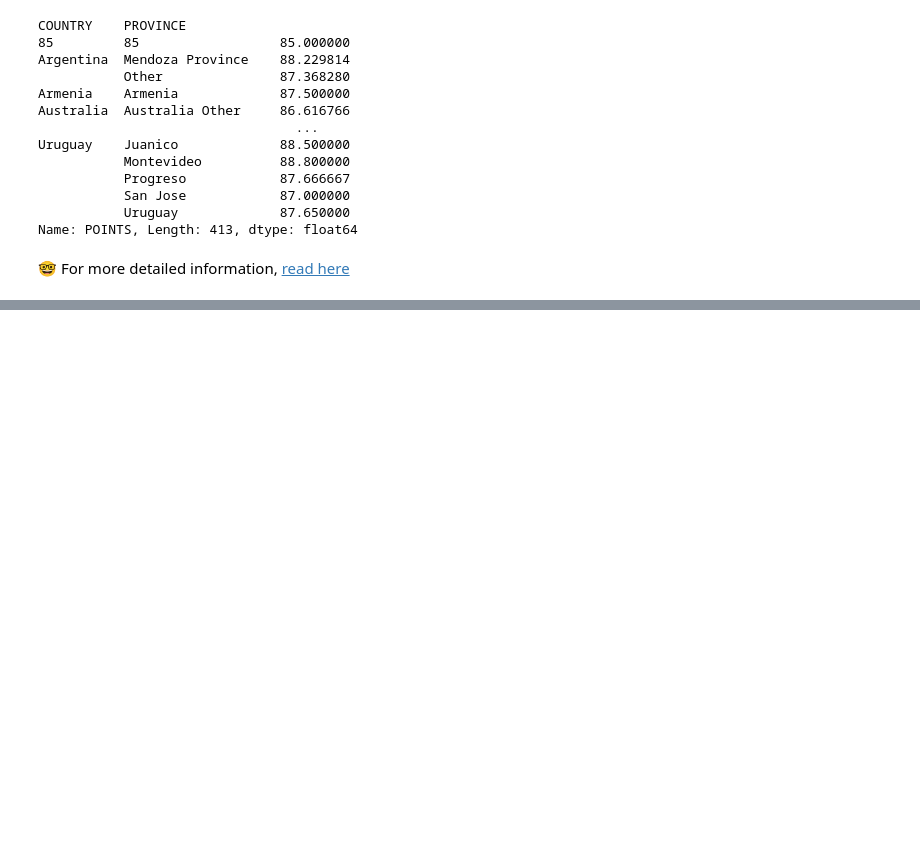
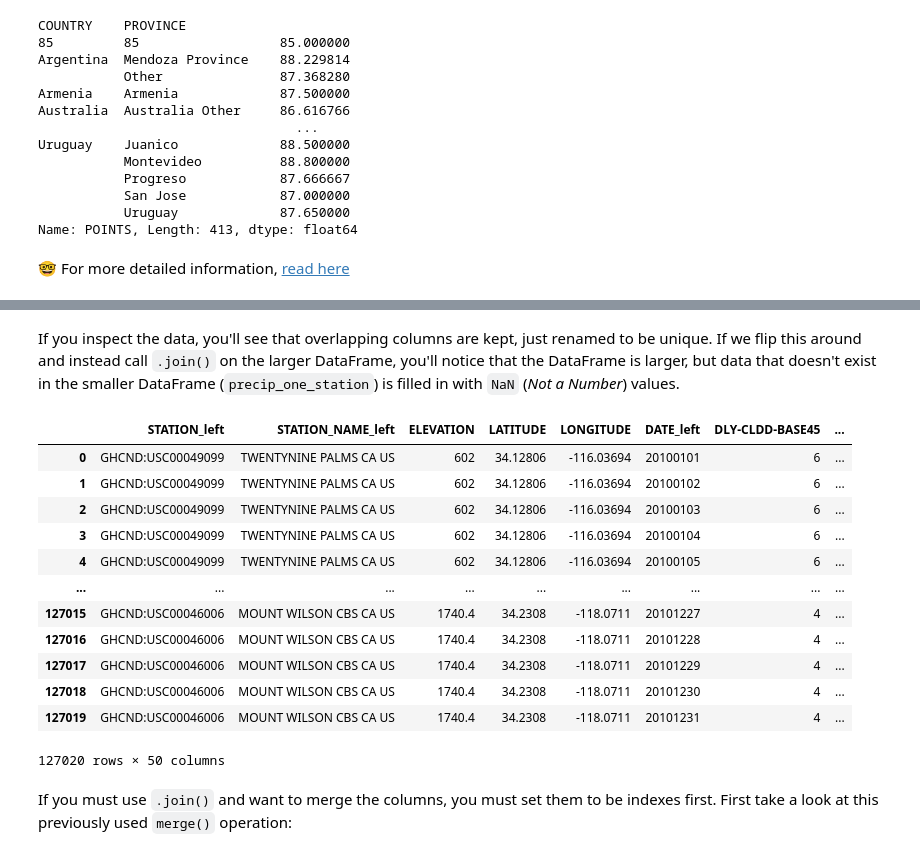
Before and after one commit to ricber/data-science-course, a Jupyter notebook: 03-Pandas/Introduction_to_Pandas.ipynb, the cells around one changed output, grey strips where cells are left out. Cells and saved outputs as stored; diff of their text form; code cells hidden in the pictures; blank space fills up the shorter version.

```diff
--- a/03-Pandas/Introduction_to_Pandas.ipynb
+++ b/03-Pandas/Introduction_to_Pandas.ipynb
@@ -952,0 +1003,3 @@ Name: POINTS, Length: 413, dtype: float64
+# %%
+climate_temp = pd.read_csv("data/climate_temp.csv")
+climate_temp.head()
@@ -952,0 +1018,3 @@ Name: POINTS, Length: 413, dtype: float64
+# %%
+climate_precip = pd.read_csv("data/climate_precip.csv")
+climate_precip.head()
@@ -952,0 +1037,3 @@ Name: POINTS, Length: 413, dtype: float64
+# %%
+precip_one_station = climate_precip.query("STATION == 'GHCND:USC00045721'")
+precip_one_station.head()
@@ -952,0 +1206,20 @@ Name: POINTS, Length: 413, dtype: float64
+# %% [markdown]
+If you inspect the data, you'll see that overlapping columns are kept, just renamed to be unique. If we flip this around and instead call `.join()` on the larger DataFrame, you'll notice that the DataFrame is larger, but data that doesn't exist in the smaller DataFrame (`precip_one_station`) is filled in with `NaN` (_Not a Number_) values.
+# %%
+climate_temp.join(precip_one_station, lsuffix="_left", rsuffix="_right")
+# %% [output]
+|  | STATION_left | STATION_NAME_left | ELEVATION | LATITUDE | LONGITUDE | DATE_left | DLY-CLDD-BASE45 | ... |
+| 0 | GHCND:USC00049099 | TWENTYNINE PALMS CA US | 602 | 34.12806 | -116.03694 | 20100101 | 6 | ... |
+| 1 | GHCND:USC00049099 | TWENTYNINE PALMS CA US | 602 | 34.12806 | -116.03694 | 20100102 | 6 | ... |
+| 2 | GHCND:USC00049099 | TWENTYNINE PALMS CA US | 602 | 34.12806 | -116.03694 | 20100103 | 6 | ... |
+| 3 | GHCND:USC00049099 | TWENTYNINE PALMS CA US | 602 | 34.12806 | -116.03694 | 20100104 | 6 | ... |
+| 4 | GHCND:USC00049099 | TWENTYNINE PALMS CA US | 602 | 34.12806 | -116.03694 | 20100105 | 6 | ... |
+| ... | ... | ... | ... | ... | ... | ... | ... | ... |
+| 127015 | GHCND:USC00046006 | MOUNT WILSON CBS CA US | 1740.4 | 34.2308 | -118.0711 | 20101227 | 4 | ... |
+| 127016 | GHCND:USC00046006 | MOUNT WILSON CBS CA US | 1740.4 | 34.2308 | -118.0711 | 20101228 | 4 | ... |
+| 127017 | GHCND:USC00046006 | MOUNT WILSON CBS CA US | 1740.4 | 34.2308 | -118.0711 | 20101229 | 4 | ... |
+| 127018 | GHCND:USC00046006 | MOUNT WILSON CBS CA US | 1740.4 | 34.2308 | -118.0711 | 20101230 | 4 | ... |
+| 127019 | GHCND:USC00046006 | MOUNT WILSON CBS CA US | 1740.4 | 34.2308 | -118.0711 | 20101231 | 4 | ... |
+127020 rows × 50 columns
+# %% [markdown]
+If you must use `.join()` and want to merge the columns, you must set them to be indexes first. First take a look at this previously used `merge()` operation:
```
Also changed, not shown: parts of 73 cells of this notebook, 3 other files.
